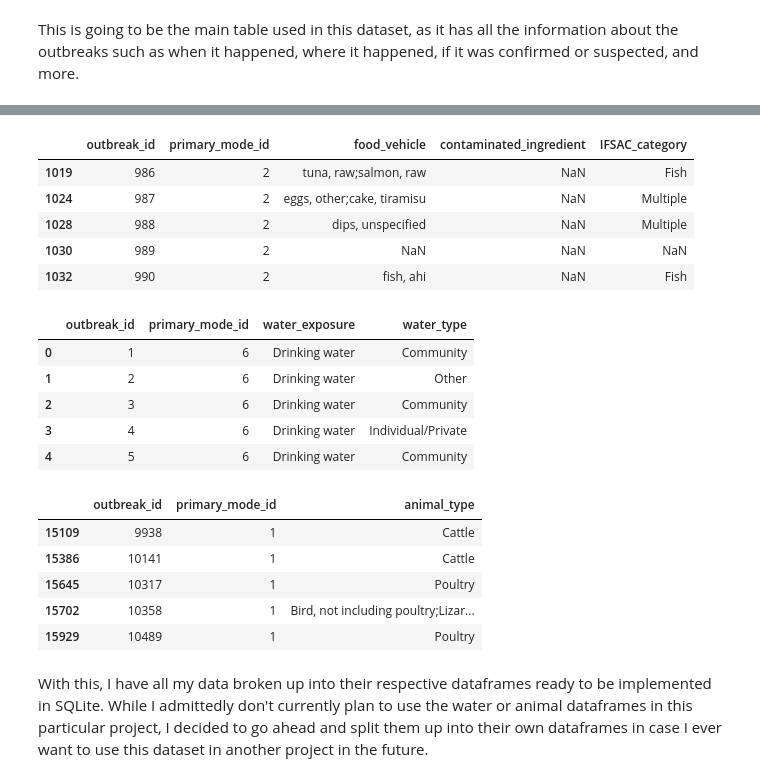
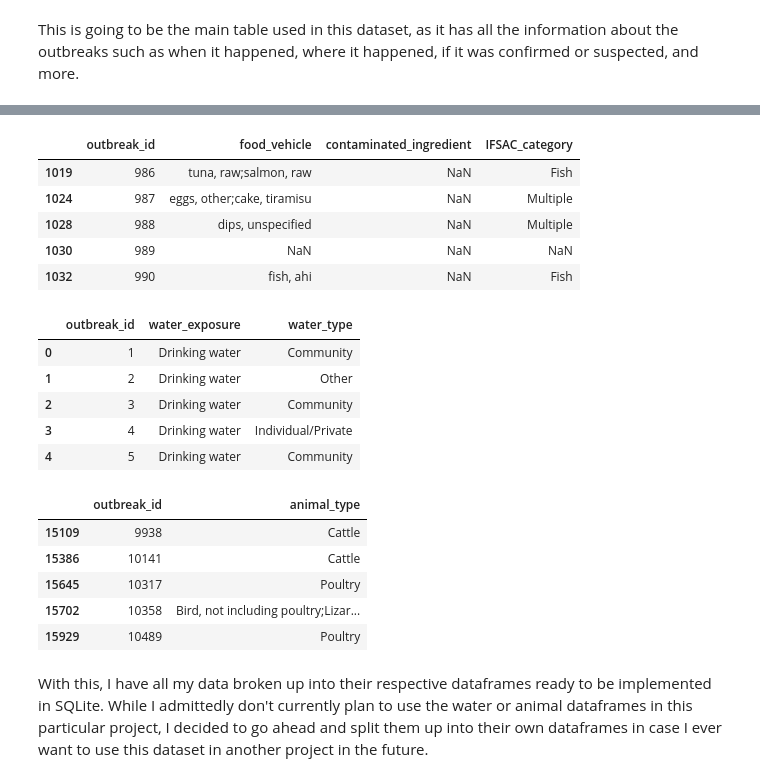
Before and after one commit to NoxRainTempest/Outbreaks_and_Recalls, a Jupyter notebook: notebooks/outbreak_recall.ipynb, the cells around one changed output, grey strips where cells are left out. Cells and saved outputs as stored; diff of their text form; code cells hidden in the pictures.

```diff
--- a/notebooks/outbreak_recall.ipynb
+++ b/notebooks/outbreak_recall.ipynb
@@ -164,9 +164,5 @@ NORS_df['Outbreak ID'] = range(1, len(NORS_df) + 1)
 NORS_column_to_move_2 = NORS_df.pop('Outbreak ID')
 NORS_df.insert(0, 'Outbreak ID', NORS_column_to_move_2)
 #This will make it easier to keep track of what information is relevant to what outbreak
-NORS_df['Primary Mode ID'] = NORS_df['Primary Mode'].astype('category').cat.codes + 1
-NORS_column_to_move_3 = NORS_df.pop('Primary Mode ID')
-NORS_df.insert(3, 'Primary Mode ID', NORS_column_to_move_3)
-#This will (at least in theory) make it easier to sort things into their rlevant tables by Primary Mode
 NORS_df.head()
 # %% [output]
@@ -223,46 +205,43 @@ mode_df
 # %%
-foodborne_df = (NORS_df[NORS_df['Primary Mode ID'] == 2]
-    [['Outbreak ID', 'Primary Mode ID', 'Food Vehicle',
+foodborne_df = (NORS_df[NORS_df['Primary Mode'] == 'Food']
+    [['Outbreak ID', 'Food Vehicle',
     'Food Contaminated Ingredient', 'IFSAC Category']].drop_duplicates()
     .rename(columns={
         'Outbreak ID': 'outbreak_id',
-        'Primary Mode ID': 'primary_mode_id',
         'Food Vehicle': 'food_vehicle',
         'Food Contaminated Ingredient': 'contaminated_ingredient',
         'IFSAC Category': 'IFSAC_category'
     })
 )
-#I don't think you want to know how long it took me to remember that I could filter like that. It was way too long.
 foodborne_df.head()
 # %% [output]
-|  | outbreak_id | primary_mode_id | food_vehicle | contaminated_ingredient | IFSAC_category |
-| 1019 | 986 | 2 | tuna, raw;salmon, raw | NaN | Fish |
-| 1024 | 987 | 2 | eggs, other;cake, tiramisu | NaN | Multiple |
-| 1028 | 988 | 2 | dips, unspecified | NaN | Multiple |
-| 1030 | 989 | 2 | NaN | NaN | NaN |
-| 1032 | 990 | 2 | fish, ahi | NaN | Fish |
+|  | outbreak_id | food_vehicle | contaminated_ingredient | IFSAC_category |
+| 1019 | 986 | tuna, raw;salmon, raw | NaN | Fish |
+| 1024 | 987 | eggs, other;cake, tiramisu | NaN | Multiple |
+| 1028 | 988 | dips, unspecified | NaN | Multiple |
+| 1030 | 989 | NaN | NaN | NaN |
+| 1032 | 990 | fish, ahi | NaN | Fish |
 # %%
-water_df = (NORS_df[NORS_df['Primary Mode ID'] == 6]
-    [['Outbreak ID', 'Primary Mode ID', 'Water Exposure',
+water_df = (NORS_df[NORS_df['Primary Mode'] == 'Water']
+    [['Outbreak ID', 'Water Exposure',
     'Water Type']].drop_duplicates()
     .rename(columns={
         'Outbreak ID': 'outbreak_id',
-        'Primary Mode ID': 'primary_mode_id',
         'Water Exposure': 'water_exposure',
         'Water Type': 'water_type'
     })
 )
 water_df.head()
 # %% [output]
-|  | outbreak_id | primary_mode_id | water_exposure | water_type |
-| 0 | 1 | 6 | Drinking water | Community |
-| 1 | 2 | 6 | Drinking water | Other |
-| 2 | 3 | 6 | Drinking water | Community |
-| 3 | 4 | 6 | Drinking water | Individual/Private |
-| 4 | 5 | 6 | Drinking water | Community |
+|  | outbreak_id | water_exposure | water_type |
+| 0 | 1 | Drinking water | Community |
+| 1 | 2 | Drinking water | Other |
+| 2 | 3 | Drinking water | Community |
+| 3 | 4 | Drinking water | Individual/Private |
+| 4 | 5 | Drinking water | Community |
 # %%
-animal_df = (NORS_df[NORS_df['Primary Mode ID'] == 1]
-    [['Outbreak ID', 'Primary Mode ID', 'Animal Type']].drop_duplicates()
+animal_df = (NORS_df[NORS_df['Primary Mode'] == 'Animal contact']
+    [['Outbreak ID', 'Animal Type']].drop_duplicates()
     .rename(columns={
         'Outbreak ID': 'outbreak_id',
         'Primary Mode ID': 'primary_mode_id',
@@ -271,12 +250,12 @@ animal_df = (NORS_df[NORS_df['Primary Mode ID'] == 1]
 )
 animal_df.head()
 # %% [output]
-|  | outbreak_id | primary_mode_id | animal_type |
-| 15109 | 9938 | 1 | Cattle |
-| 15386 | 10141 | 1 | Cattle |
-| 15645 | 10317 | 1 | Poultry |
-| 15702 | 10358 | 1 | Bird, not including poultry;Lizar... |
-| 15929 | 10489 | 1 | Poultry |
+|  | outbreak_id | animal_type |
+| 15109 | 9938 | Cattle |
+| 15386 | 10141 | Cattle |
+| 15645 | 10317 | Poultry |
+| 15702 | 10358 | Bird, not including poultry;Lizar... |
+| 15929 | 10489 | Poultry |
 # %% [markdown]
 With this, I have all my data broken up into their respective dataframes ready to be implemented in SQLite. While I admittedly don't currently plan to use the water or animal dataframes in this particular project, I decided to go ahead and split them up into their own dataframes in case I ever want to use this dataset in another project in the future.
 # %%
```
Also changed, not shown: parts of 10 cells of this notebook, 2 other files.
